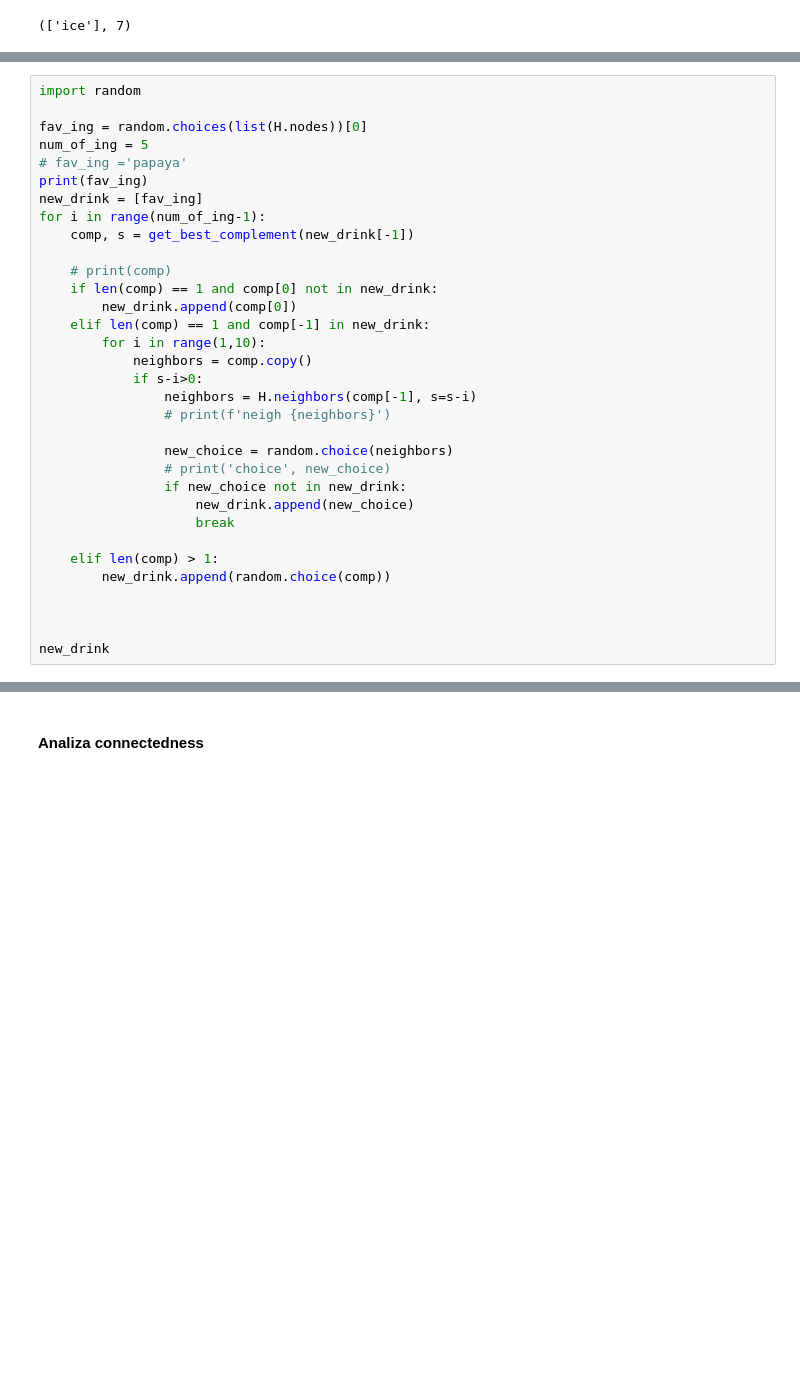
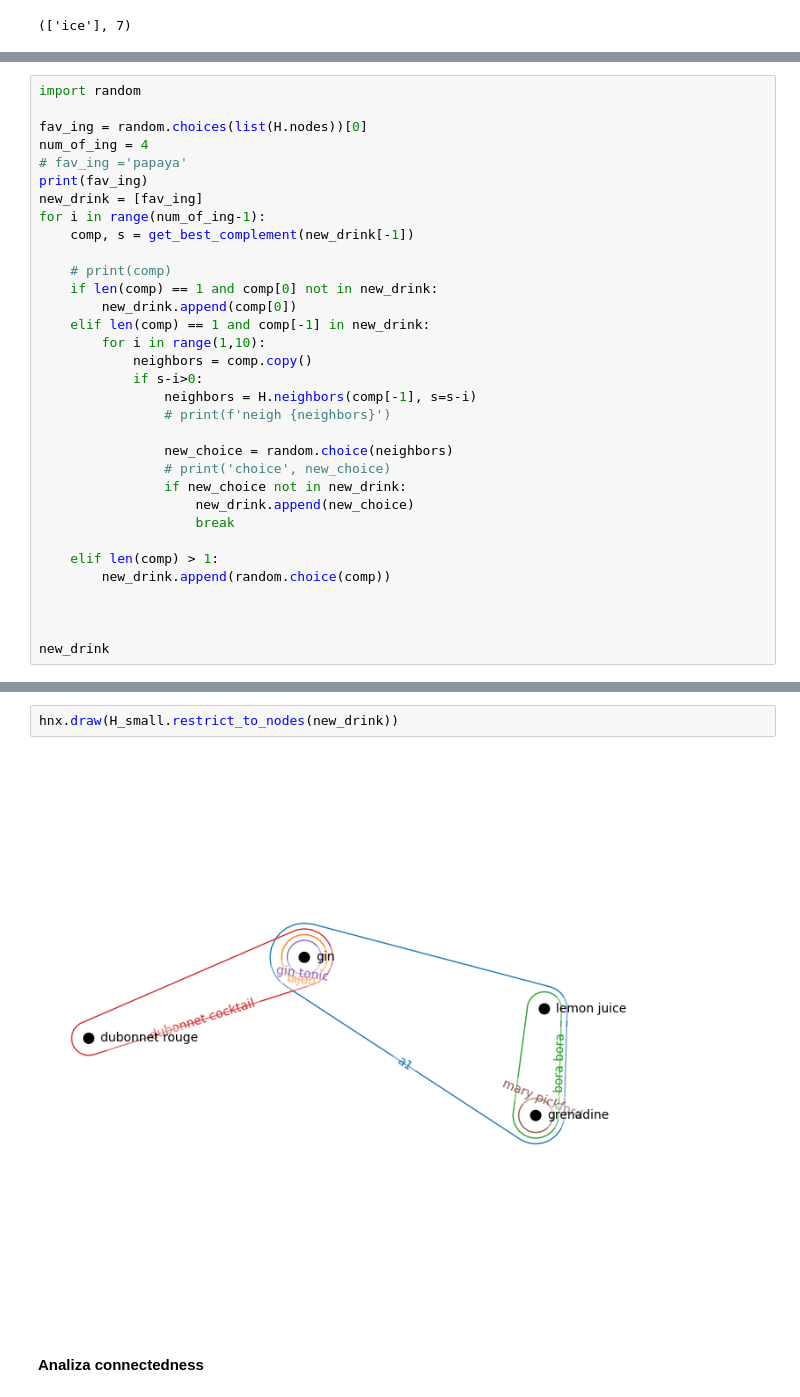
Before and after one commit to mwizer/complex-networks-of-drinks, a Jupyter notebook: basic_analysis.ipynb, the cells around one changed output, grey strips where cells are left out. Drawn from its saved outputs; the diff is of its cells as text; blank space fills up the shorter version.

Commit message:
random drink fix

```diff
--- a/basic_analysis.ipynb
+++ b/basic_analysis.ipynb
@@ -504,7 +498,7 @@ a
 import random
 
 fav_ing = random.choices(list(H.nodes))[0]
-num_of_ing = 5
+num_of_ing = 4
 # fav_ing ='papaya'
 print(fav_ing)
 new_drink = [fav_ing]
@@ -539,3 +533,7 @@ lemon peel
+# %%
+hnx.draw(H_small.restrict_to_nodes(new_drink))
+# %% [output]
+[figure, added]
 # %% [markdown]
 #### Analiza connectedness
 # %% [markdown]
```
Also changed, not shown: parts of 6 cells of this notebook.
